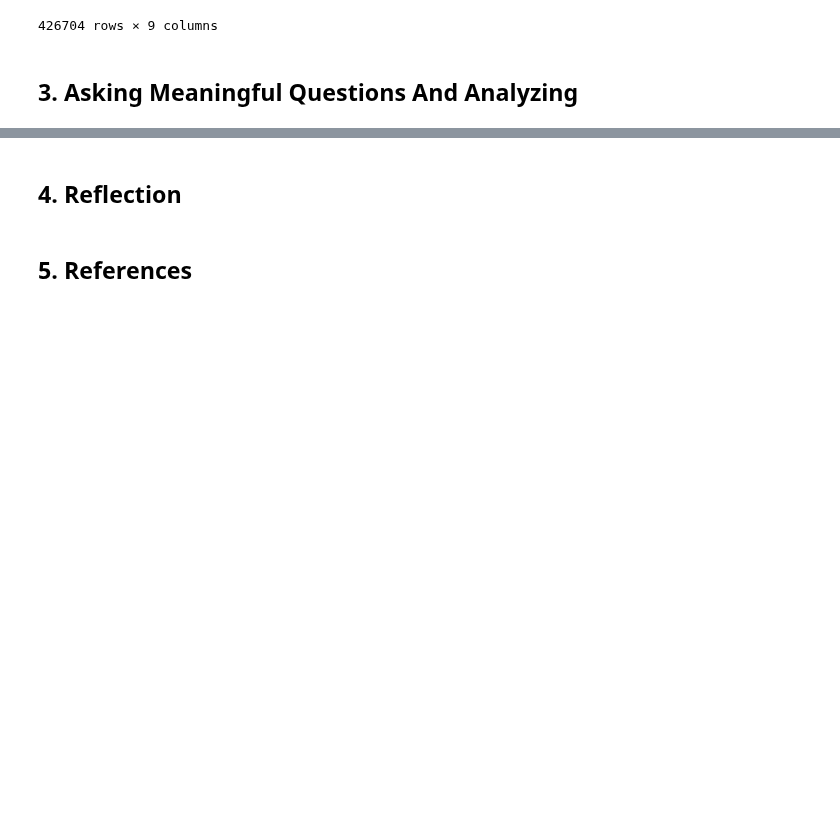
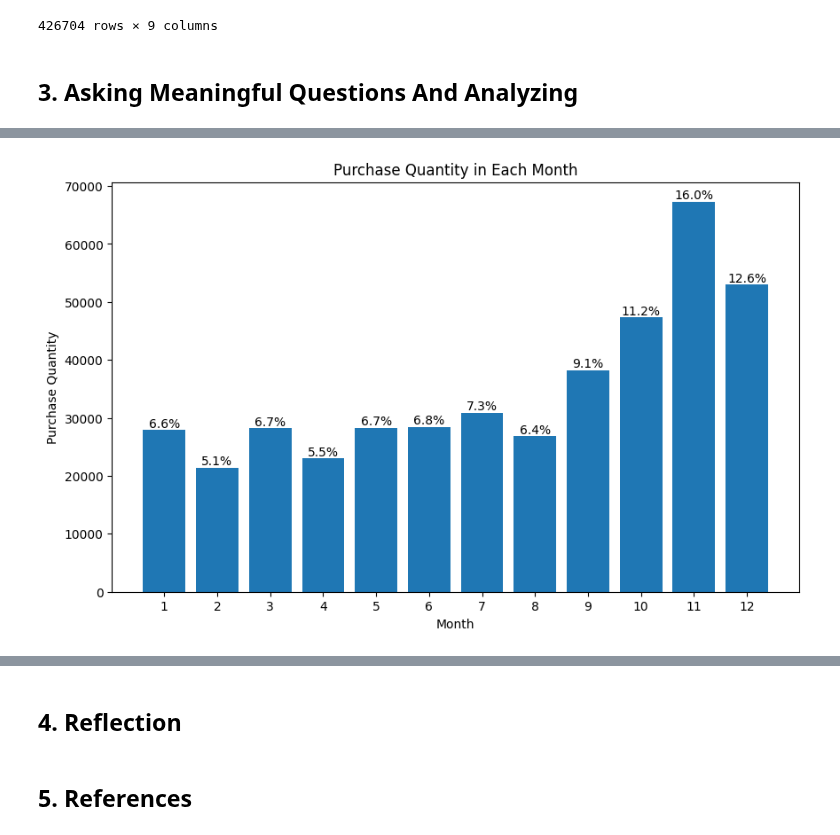
Before and after one commit to Ha0203/FinalProject_LTKHDL, a Jupyter notebook: main_branch.ipynb, the cells around one changed output, grey strips where cells are left out. Cells and saved outputs as stored; diff of their text form; code cells hidden in the pictures; blank space fills up the shorter version.

```diff
--- a/main_branch.ipynb
+++ b/main_branch.ipynb
@@ -627,0 +728,30 @@ data_df
+# %%
+# Extract the month information
+df_q3['Month'] = df_q3['InvoiceDateTime'].dt.month
+
+# Filter out rows with negative Quantity
+df_q3_positive = df_q3[df_q3['Quantity'] >= 0]
+
+# Group by month, count rounds, and reorder based on month
+month_counts = df_q3_positive.groupby('Month').size()
+
+plt.figure(figsize=(10, 6))
+
+# Plotting the bar chart
+bars = plt.bar(month_counts.index, month_counts.values)
+plt.title('Purchase Quantity in Each Month')
+plt.xlabel('Month')
+plt.ylabel('Purchase Quantity')
+
+# Add percentages on top of each bar
+total_rounds = month_counts.sum()
+for bar in bars:
+    count = bar.get_height()
+    percentage = (count / total_rounds) * 100
+    plt.text(bar.get_x() + bar.get_width() / 2, count + 0.1, f'{percentage:.1f}%', ha='center', va='bottom')
+
+plt.xticks(range(1, 13))
+
+plt.show()
+# %% [output]
+[figure, added]
```
Also changed, not shown: parts of 12 cells of this notebook.
